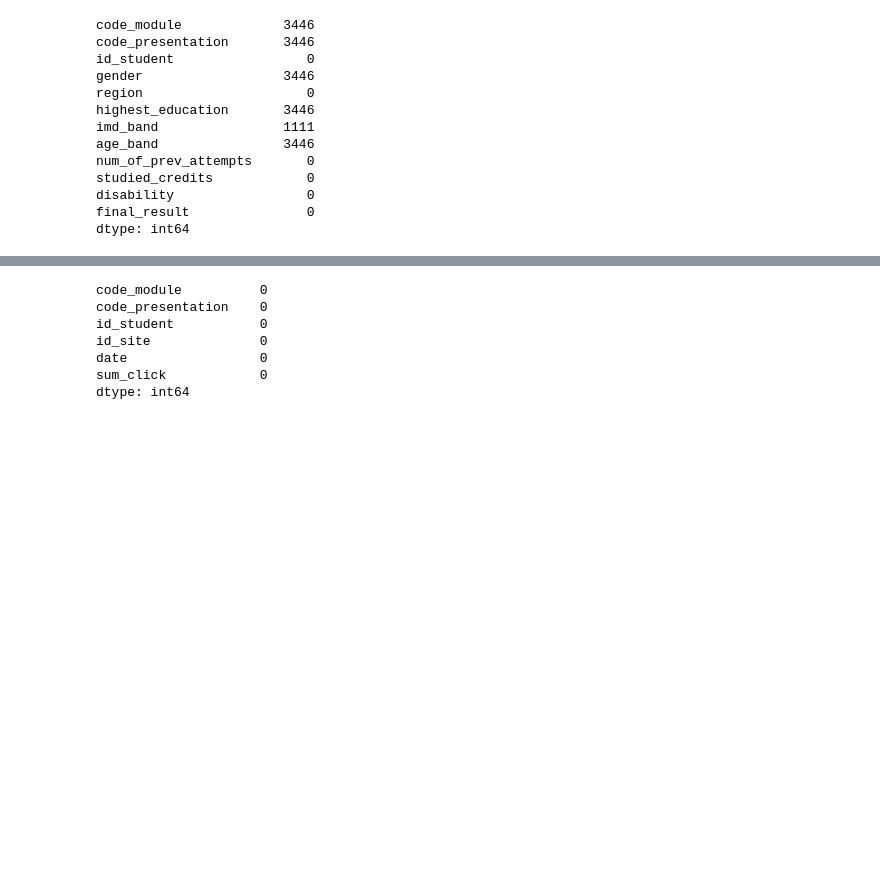
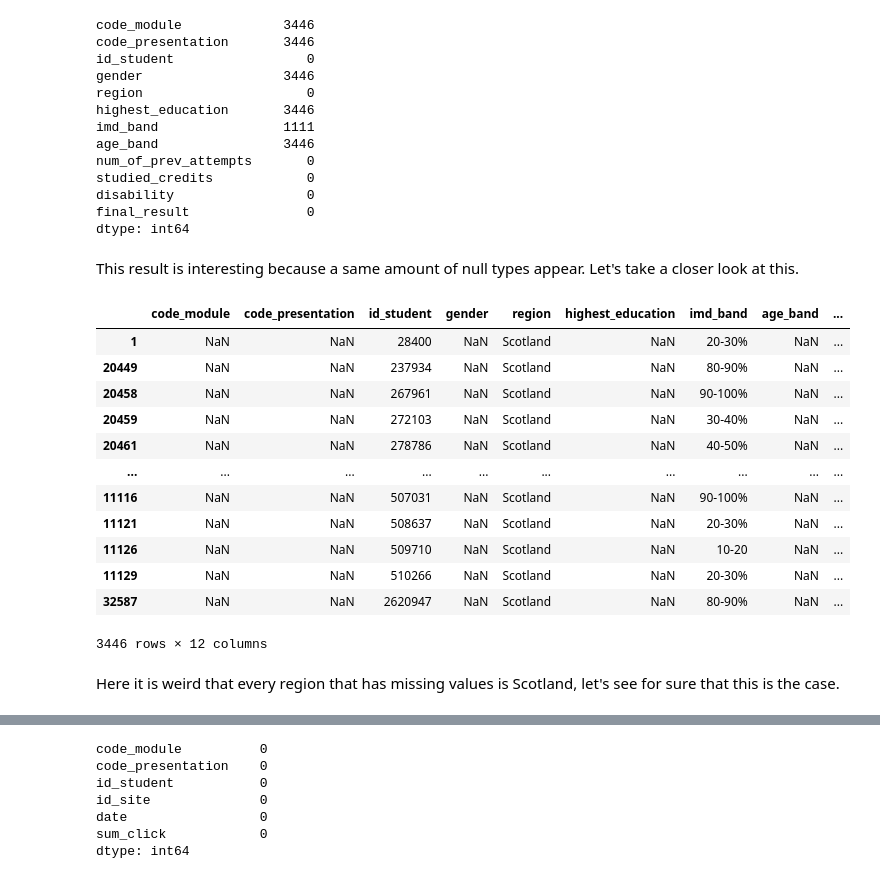
Before and after one commit to randmon/ucll_ti_data_and_ai_group_assignments, a Jupyter notebook: Assignment 2/assignment2.ipynb, the cells around one changed output, grey strips where cells are left out. Cells and saved outputs as stored; diff of their text form; code cells hidden in the pictures; blank space fills up the shorter version.

```diff
--- a/Assignment 2/assignment2.ipynb
+++ b/Assignment 2/assignment2.ipynb
@@ -281,3 +314,24 @@ studied_credits            0
 disability                 0
 final_result               0
 dtype: int64
+# %% [markdown]
+This result is interesting because a same amount of null types appear.
+Let's take a closer look at this.
+# %%
+student_info_df[student_info_df['code_module'].isnull()].sort_values("region")
+# %% [output]
+|  | code_module | code_presentation | id_student | gender | region | highest_education | imd_band | age_band | ... |
+| 1 | NaN | NaN | 28400 | NaN | Scotland | NaN | 20-30% | NaN | ... |
+| 20449 | NaN | NaN | 237934 | NaN | Scotland | NaN | 80-90% | NaN | ... |
+| 20458 | NaN | NaN | 267961 | NaN | Scotland | NaN | 90-100% | NaN | ... |
+| 20459 | NaN | NaN | 272103 | NaN | Scotland | NaN | 30-40% | NaN | ... |
+| 20461 | NaN | NaN | 278786 | NaN | Scotland | NaN | 40-50% | NaN | ... |
+| ... | ... | ... | ... | ... | ... | ... | ... | ... | ... |
+| 11116 | NaN | NaN | 507031 | NaN | Scotland | NaN | 90-100% | NaN | ... |
+| 11121 | NaN | NaN | 508637 | NaN | Scotland | NaN | 20-30% | NaN | ... |
+| 11126 | NaN | NaN | 509710 | NaN | Scotland | NaN | 10-20 | NaN | ... |
+| 11129 | NaN | NaN | 510266 | NaN | Scotland | NaN | 20-30% | NaN | ... |
+| 32587 | NaN | NaN | 2620947 | NaN | Scotland | NaN | 80-90% | NaN | ... |
+3446 rows × 12 columns
+# %% [markdown]
+Here it is weird that every region that has missing values is Scotland, let's see for sure that this is the case.
```
Also changed, not shown: parts of 10 cells of this notebook.
